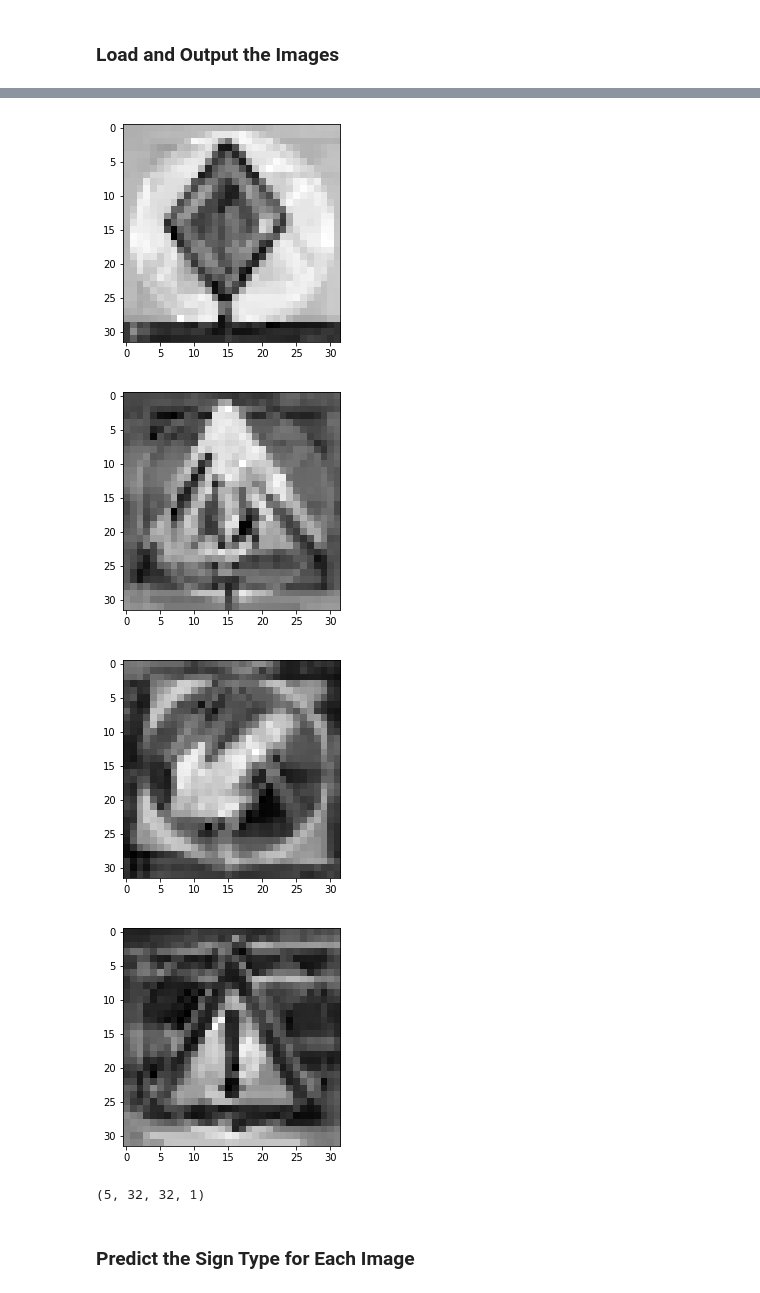
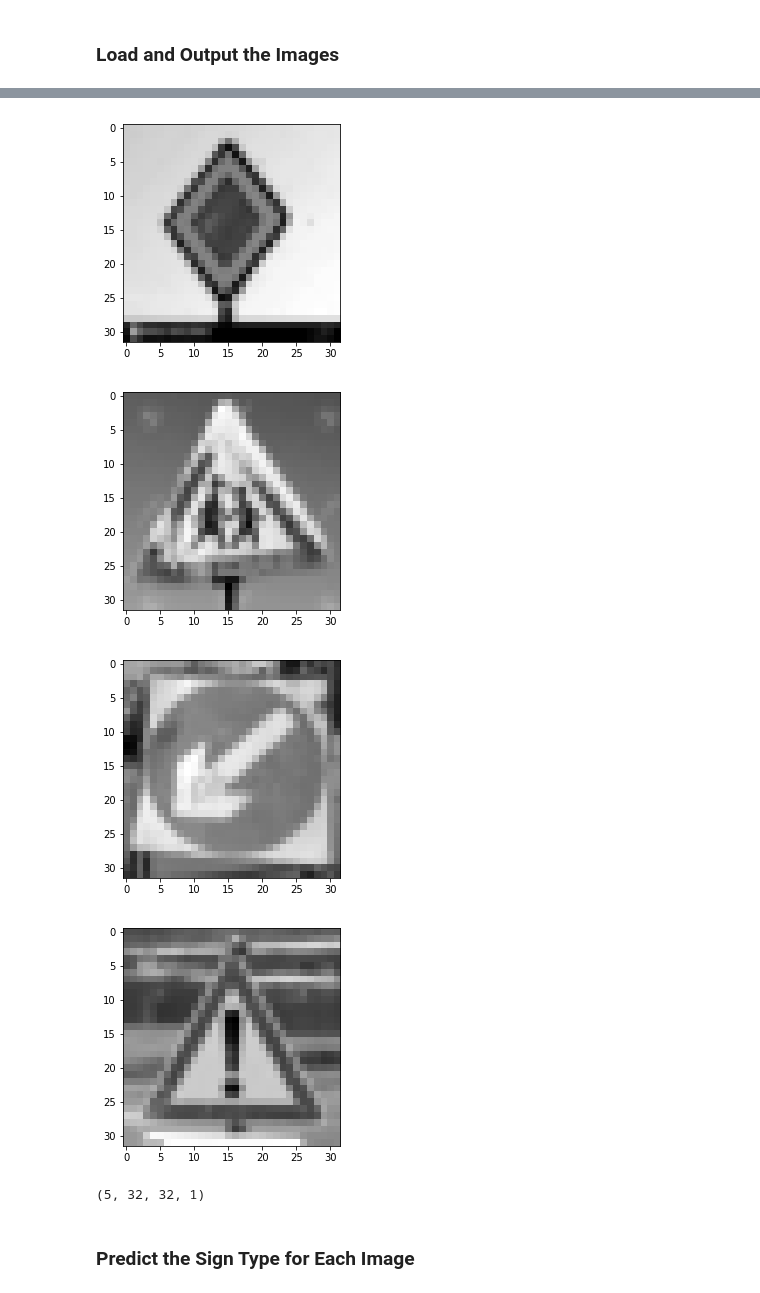
Before and after one commit to grodowski/CarND-Traffic-Sign-Classifier-Project, a Jupyter notebook: Traffic_Sign_Classifier.ipynb, the cells around one changed output, grey strips where cells are left out. Drawn from its saved outputs; the diff is of its cells as text; code cells hidden in the pictures.

```diff
--- a/Traffic_Sign_Classifier.ipynb
+++ b/Traffic_Sign_Classifier.ipynb
@@ -144,15 +144,16 @@ Use the code cell (or multiple code cells, if necessary) to implement the first
 ### Feel free to use as many code cells as needed.
 
 # TODO(jan): validate twice this is correct!!!
-def preprocess(dataset):
-    # grayscale
-#     print('dataset shape before preprocess', dataset.shape)
+def preprocess(dataset, mean_variance=True):
     dataset = dataset.mean(axis=3, keepdims=True)
+    # add blur
+#     for x in dataset:
+#         x = np.add(x, np.random.normal(0,5,1024).reshape(32,32,1))
     # feature normalization
-    mu = np.mean(dataset, axis=0)
-    sigma = np.std(dataset, axis=0)
-    dataset = (dataset - mu) / sigma # returns (n, 32, 32, 1)
-#     print('dataset shape after preprocess', dataset.shape)
+    if mean_variance:
+        mu = np.mean(dataset, axis=0)
+        sigma = np.std(dataset, axis=0)
+        dataset = (dataset - mu) / sigma # returns (n, 32, 32, 1)
     return dataset
 
 plt.imshow(X_train[5010])
@@ -338,7 +342,7 @@ for p in paths:
     tmp_x.append(im)
 
 y_real = np.array([32, 12, 28, 39, 18])
-X_real = preprocess(np.array(tmp_x)) # run the preprocessing pipeline
+X_real = preprocess(np.array(tmp_x), mean_variance=False) # run the preprocessing pipeline
 
 for im in X_real:
     plt.imshow(im.reshape(32, 32), cmap='gray')
@@ -352,7 +356,7 @@ print(X_real.shape)
-[figure, old version]
+[figure, new version]
-[figure, old version]
+[figure, new version]
-[figure, old version]
+[figure, new version]
-[figure, old version]
+[figure, new version]
 (5, 32, 32, 1)
 # %% [markdown]
 ### Predict the Sign Type for Each Image
```
Also changed, not shown: parts of 7 cells of this notebook.
